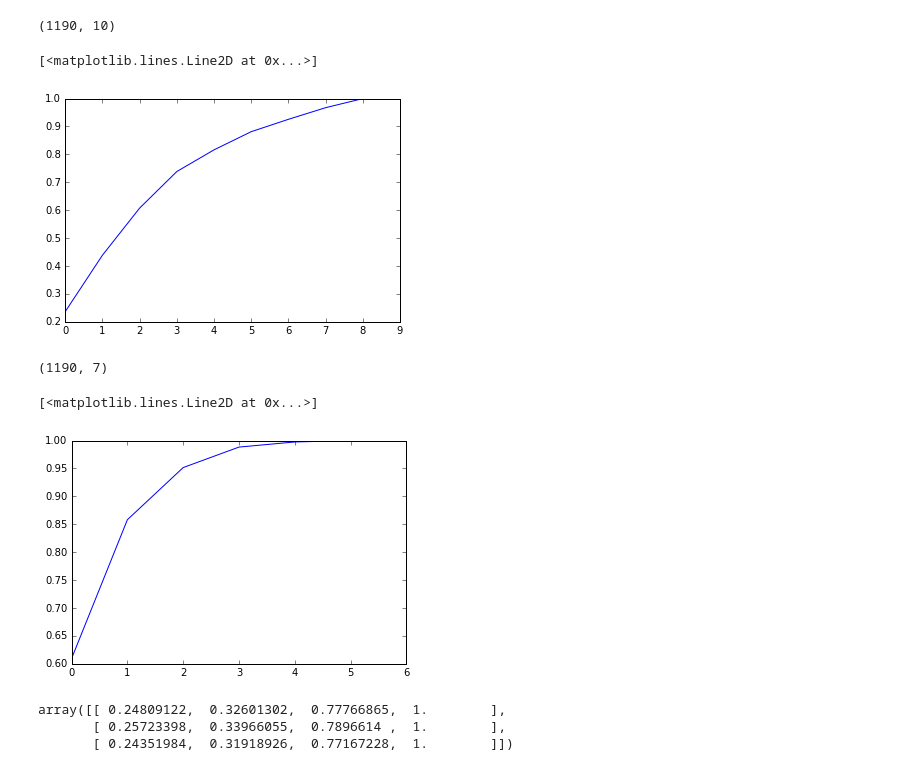
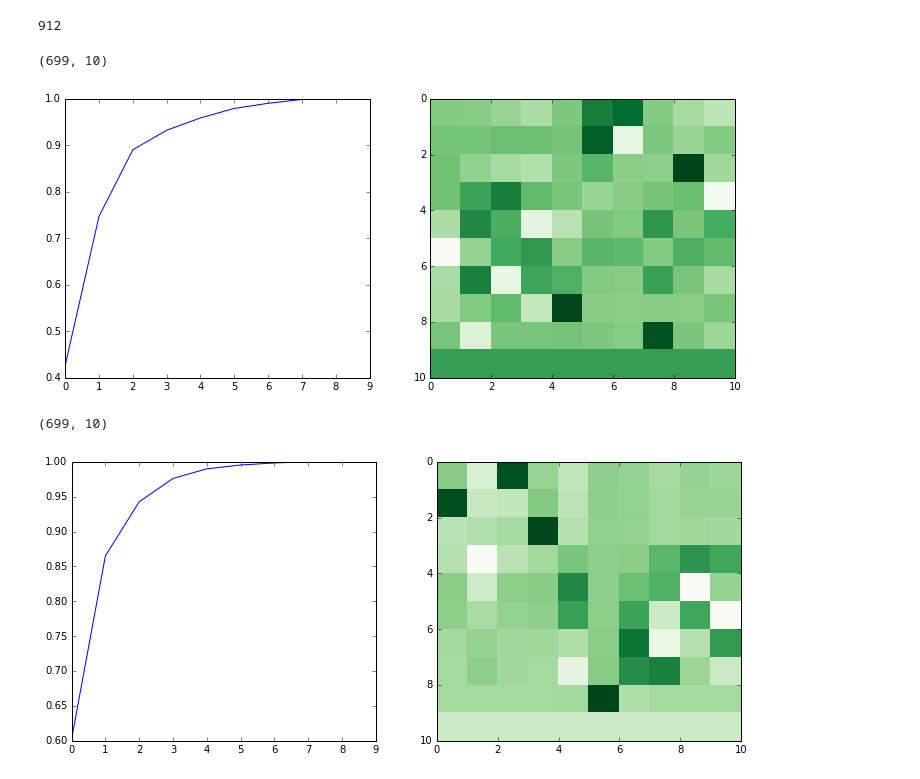
Before and after one commit to wadpac/millenniumcohort-acc, a Jupyter notebook: python/notebooks/PCA.ipynb, the cells around one changed output. Drawn from its saved outputs; the diff is of its cells as text; code cells hidden in the pictures.

```diff
--- a/python/notebooks/PCA.ipynb
+++ b/python/notebooks/PCA.ipynb
@@ -21,0 +33,4 @@ cutoff_times = cutoff_times_long.pivot('filename', 'heuristic')
+# %%
+state_cutoff_times_long['filename'].nunique()
+# %% [output]
+912
@@ -38,20 +63,24 @@ from sklearn.decomposition import PCA
 # %%
 X_states = state_times_norm.as_matrix()
 print(X_states.shape)
+fig, axes = plt.subplots(1,2, figsize=(12,5))
 pca = PCA(n_components=X_states.shape[1])
 pca.fit(X_states)
-plt.plot(np.cumsum(pca.explained_variance_ratio_))
+axes[0].plot(np.cumsum(pca.explained_variance_ratio_))
+axes[1].pcolor(pca.components_, cmap=plt.cm.Greens)
+axes[1].invert_yaxis()
 # %% [output]
-(1190, 10)
+(699, 10)
-[<matplotlib.lines.Line2D at 0x...>]
-[figure, old version]
+[figure, new version]
 # %%
 X_cutoff = cutoff_times_norm.as_matrix()
 print(X_cutoff.shape)
+fig, axes = plt.subplots(1,2, figsize=(12,5))
 pca_cutoff = PCA(n_components=X_cutoff.shape[1])
 pca_cutoff.fit(X_cutoff)
-plt.plot(np.cumsum(pca_cutoff.explained_variance_ratio_))
+axes[0].plot(np.cumsum(pca_cutoff.explained_variance_ratio_), label='cut-off')
+axes[1].pcolor(pca_cutoff.components_, cmap=plt.cm.Greens)
+axes[1].invert_yaxis()
 # %% [output]
-(1190, 7)
+(699, 10)
-[<matplotlib.lines.Line2D at 0x...>]
-[figure, old version]
+[figure, new version]
@@ -60,6 +86,0 @@ cmap = plt.cm.get_cmap('coolwarm')
-# %%
-cmap([4,6,3])
-# %% [output]
-array([[ 0.24809122,  0.32601302,  0.77766865,  1.        ],
-       [ 0.25723398,  0.33966055,  0.7896614 ,  1.        ],
-       [ 0.24351984,  0.31918926,  0.77167228,  1.        ]])
```
Also changed, not shown: parts of 43 cells of this notebook.
